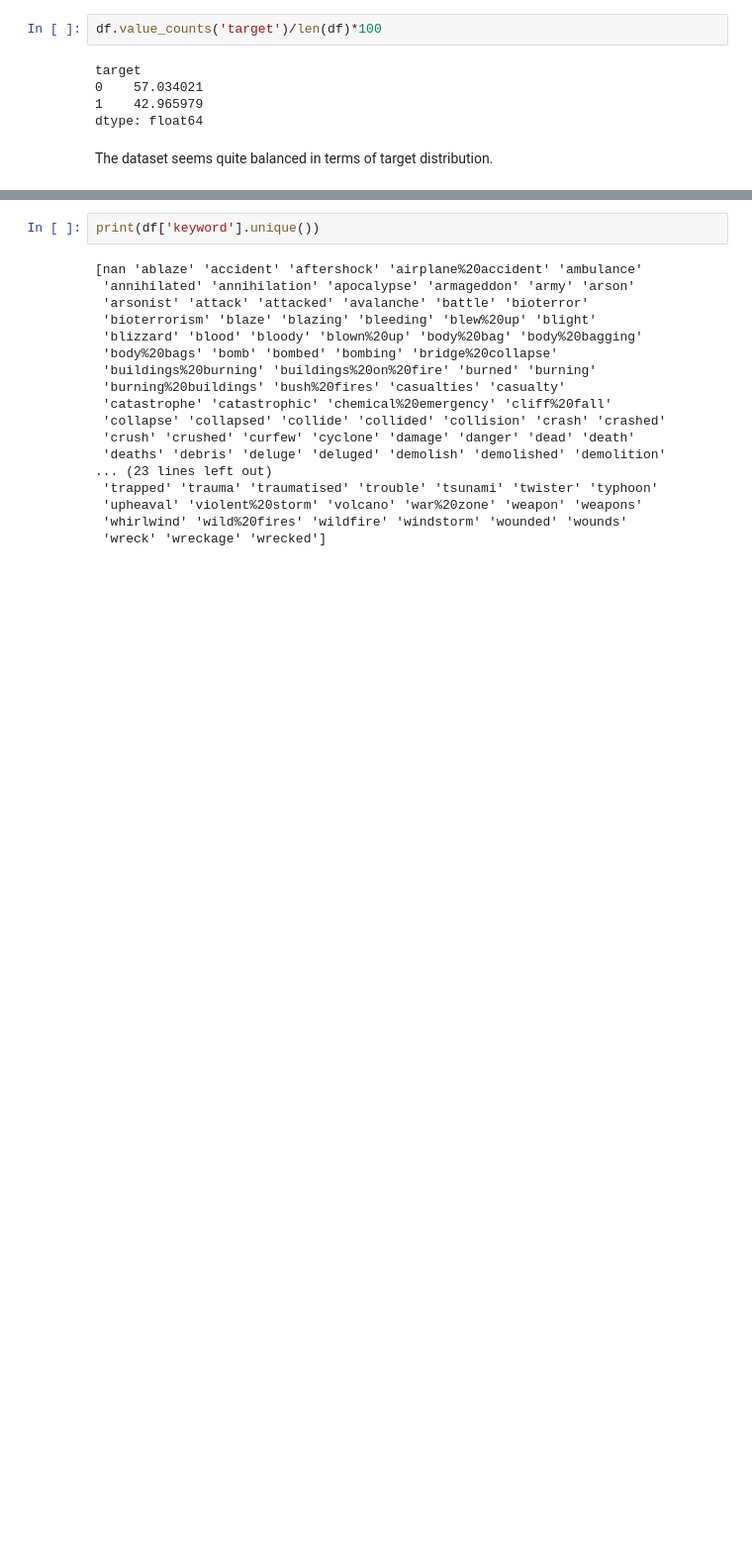
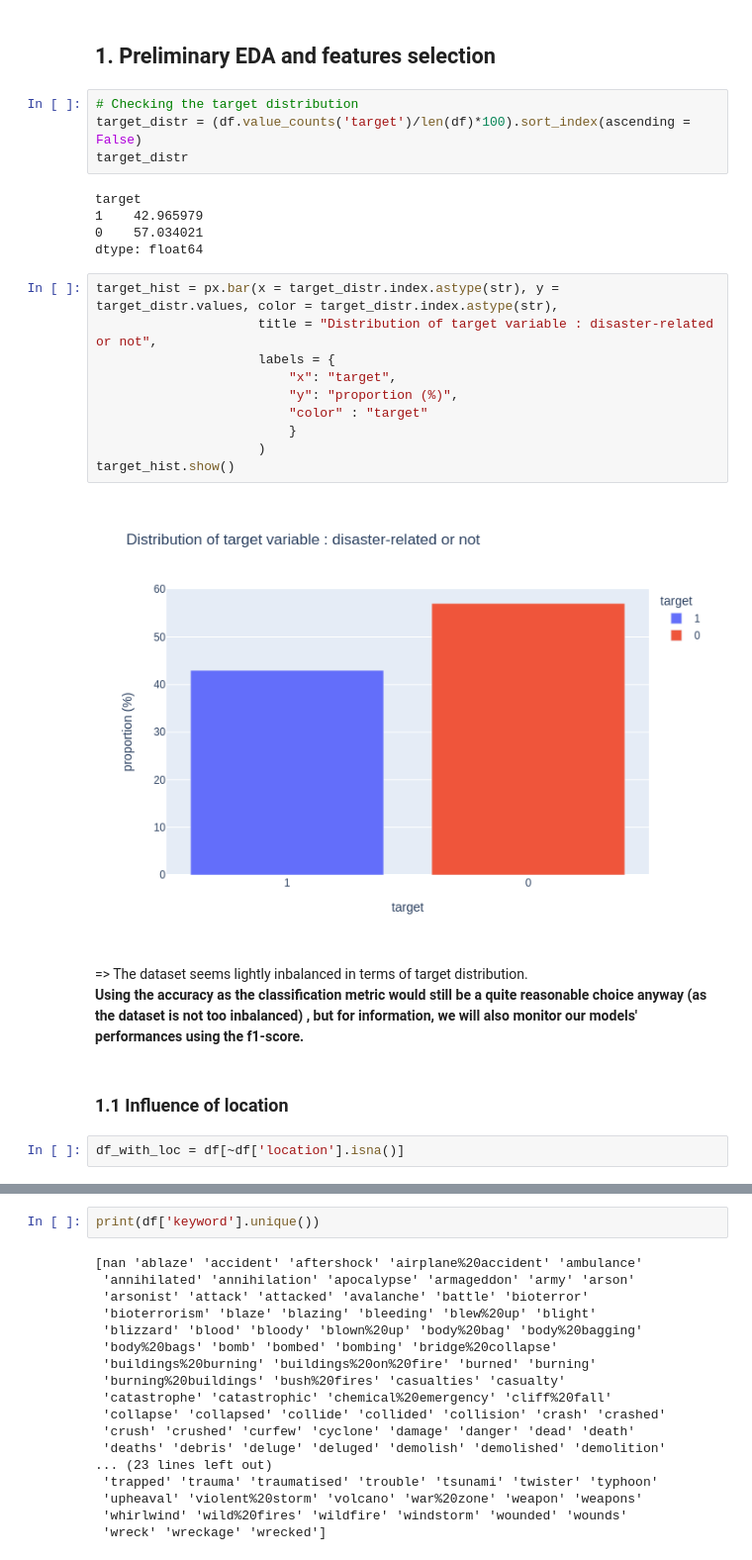
Before and after one commit to Acsts/Deep_Learning_NLP--Disaster_tweets_classification, a Jupyter notebook: Project_Disaster_Tweets.ipynb, the cells around one changed output, grey strips where cells are left out. Shown at 99% size. Saved outputs shown, nothing was run; the diff lists cells and outputs as text; blank space fills up the shorter version.

```diff
--- a/Project_Disaster_Tweets.ipynb
+++ b/Project_Disaster_Tweets.ipynb
@@ -27,9 +51,30 @@ df
+# %% [markdown]
+## 1. Preliminary EDA and features selection
 # %%
-df.value_counts('target')/len(df)*100
+# Checking the target distribution
+target_distr = (df.value_counts('target')/len(df)*100).sort_index(ascending = False)
+target_distr
 # %% [output]
 target
+1    42.965979
 0    57.034021
-1    42.965979
 dtype: float64
-# %% [markdown]
-The dataset seems quite balanced in terms of target distribution.
+# %%
+target_hist = px.bar(x = target_distr.index.astype(str), y = target_distr.values, color = target_distr.index.astype(str),
+                     title = "Distribution of target variable : disaster-related or not",
+                     labels = {
+                         "x": "target",
+                         "y": "proportion (%)",
+                         "color" : "target"
+                         }
+                     )
+target_hist.show()
+# %% [output]
+[figure, added]
+# %% [markdown]
+=> The dataset seems lightly inbalanced in terms of target distribution.
+**Using the accuracy as the classification metric would still be a quite reasonable choice anyway (as the dataset is not too inbalanced) , but for information, we will also monitor our models' performances using the f1-score.**
+# %% [markdown]
+### 1.1 Influence of location
+# %%
+df_with_loc = df[~df['location'].isna()]
```
Also changed, not shown: parts of 113 cells of this notebook, 3 other files.
